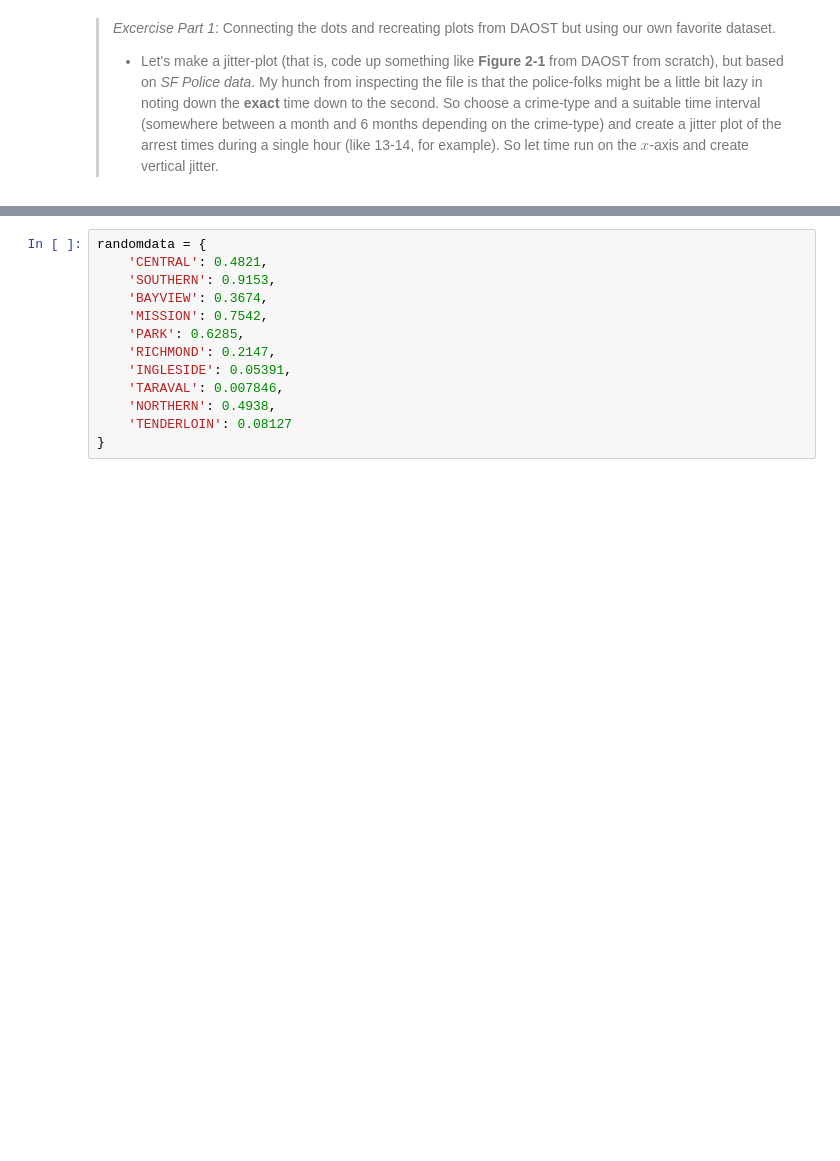
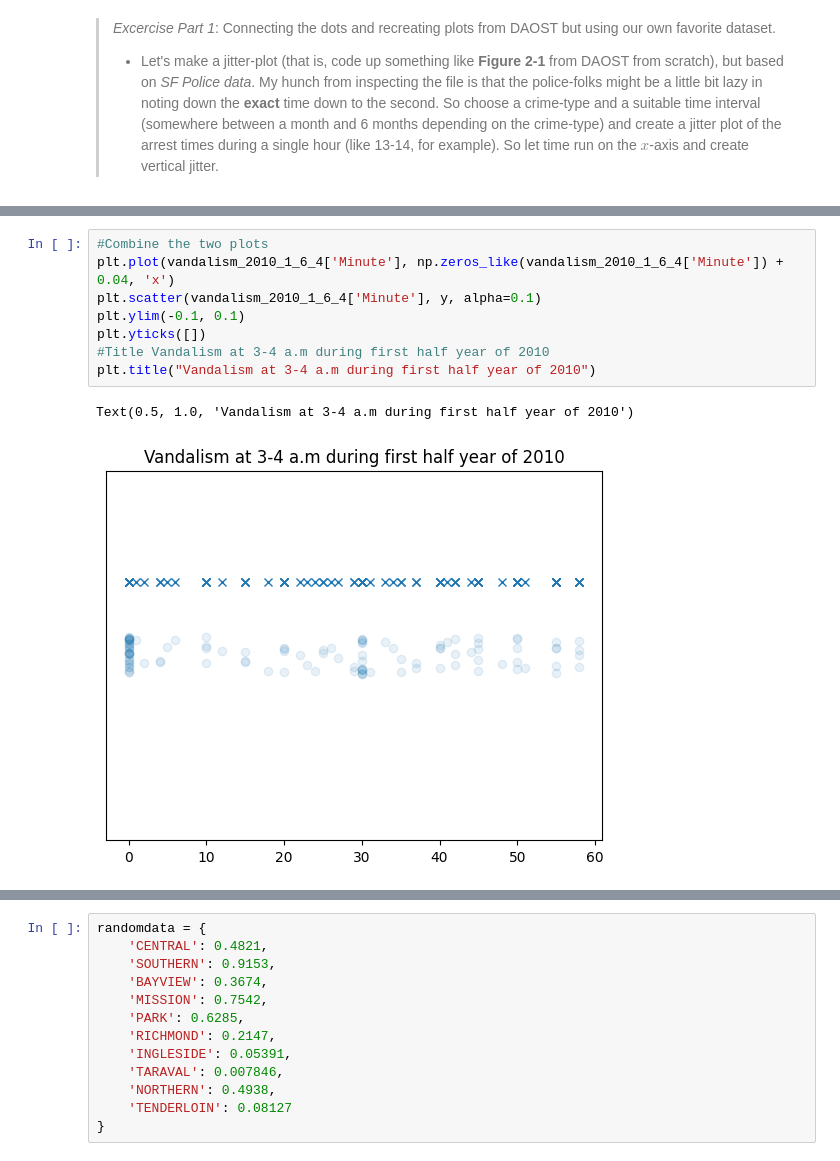
Before and after one commit to AleksandarLukic96/02806_Social_Data, a Jupyter notebook: notebooks/W3_Vic.ipynb, the cells around one changed output, grey strips where cells are left out. Drawn from its saved outputs; the diff is of its cells as text; blank space fills up the shorter version.

```diff
--- a/notebooks/W3_Vic.ipynb
+++ b/notebooks/W3_Vic.ipynb
@@ -77,3 +98,14 @@ data = pd.read_csv("../data/Police_Department_Incident_Reports_Complete.csv", se
+# %%
+#Combine the two plots
+plt.plot(vandalism_2010_1_6_4['Minute'], np.zeros_like(vandalism_2010_1_6_4['Minute']) + 0.04, 'x')
+plt.scatter(vandalism_2010_1_6_4['Minute'], y, alpha=0.1)
+plt.ylim(-0.1, 0.1)
+plt.yticks([])
+#Title Vandalism at 3-4 a.m during first half year of 2010
+plt.title("Vandalism at 3-4 a.m during first half year of 2010")
+# %% [output]
+Text(0.5, 1.0, 'Vandalism at 3-4 a.m during first half year of 2010')
+[figure, added]
 # %% [markdown]
 > * Last time, we did lots of bar-plots. Today, we'll play around with histograms (creating two crime-data based versions of the plot-type shown in DAOST **Figure 2-2**). I think the GPS data could be fun to see this way.
 >   * This time, pick two crime-types with different geographical patterns **and** a suitable time-interval for each (you want between 1000 and 10000 points in your histogram)
```
Also changed, not shown: parts of 20 cells of this notebook.
